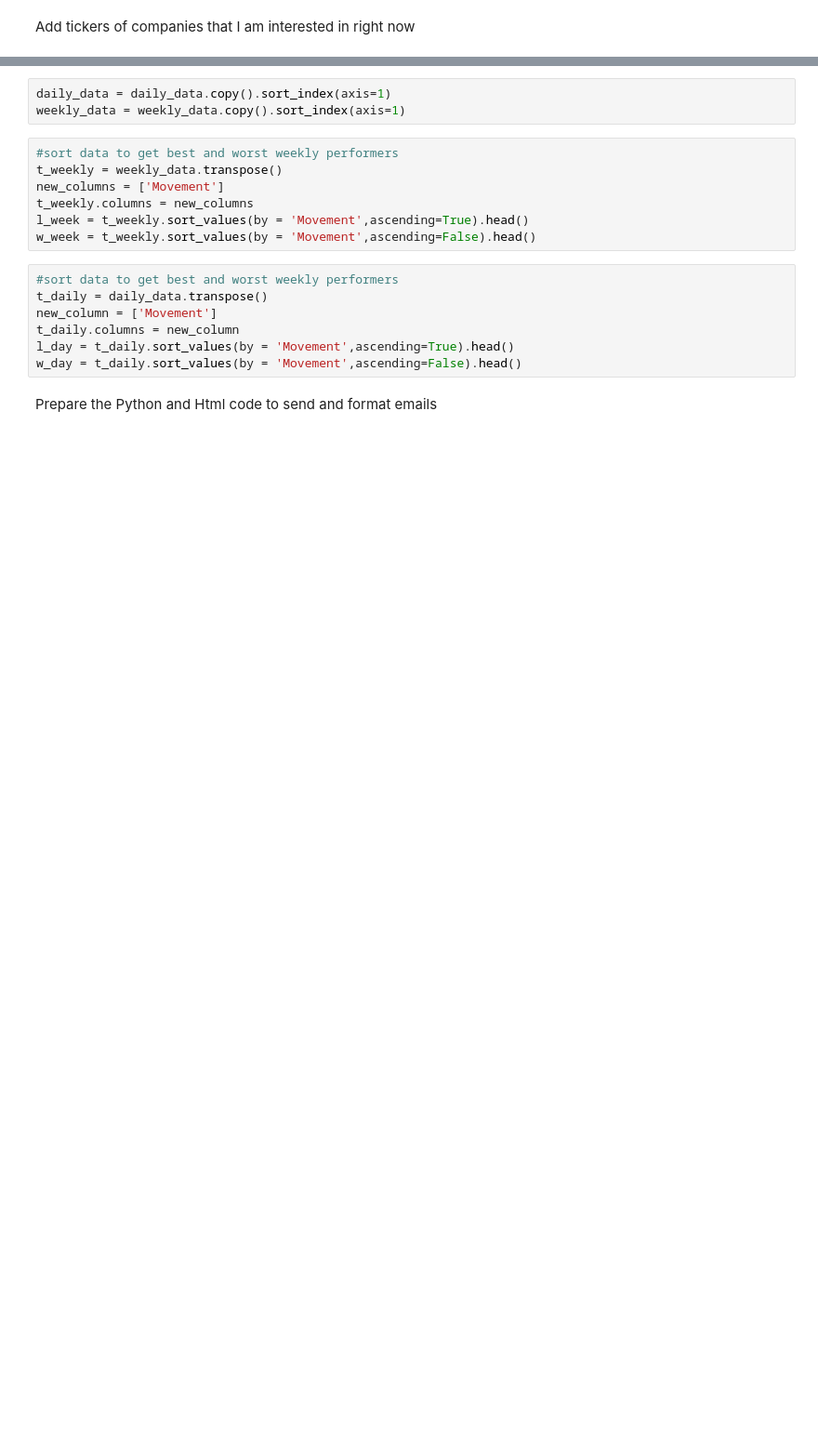
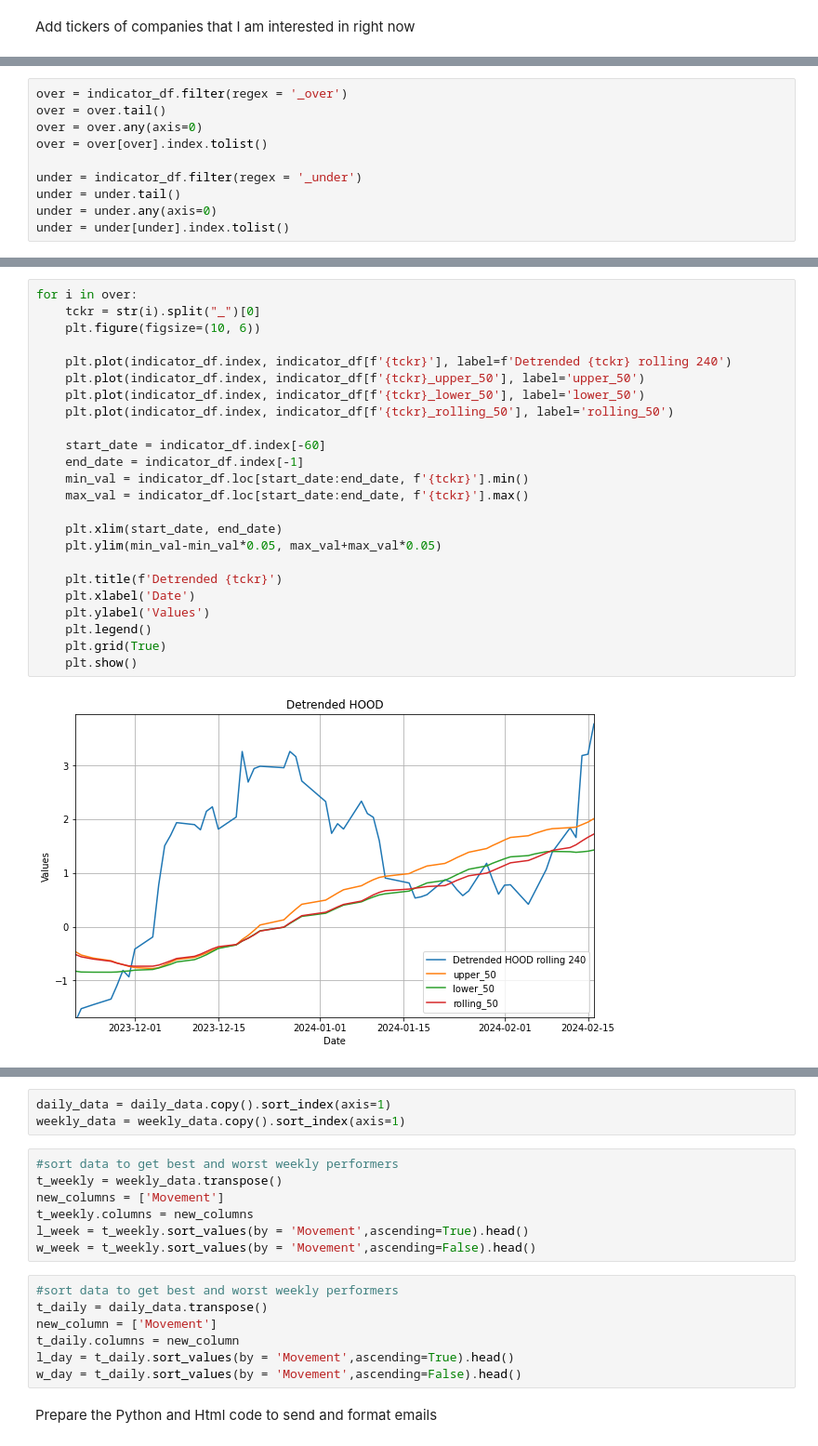
Before and after one commit to mglaz/mail_stock_news, a Jupyter notebook: mail_sender copy.ipynb, the cells around one changed output, grey strips where cells are left out. Shown at 93% size. Drawn from its saved outputs; the diff is of its cells as text; blank space fills up the shorter version.

```diff
--- a/mail_sender copy.ipynb
+++ b/mail_sender copy.ipynb
@@ -96,0 +229,10 @@ for ticker in tickers:
+# %%
+over = indicator_df.filter(regex = '_over')
+over = over.tail()
+over = over.any(axis=0)
+over = over[over].index.tolist()
+
+under = indicator_df.filter(regex = '_under')
+under = under.tail()
+under = under.any(axis=0)
+under = under[under].index.tolist()
@@ -96,0 +315,26 @@ for ticker in tickers:
+# %%
+for i in over:
+    tckr = str(i).split("_")[0]
+    plt.figure(figsize=(10, 6))
+
+    plt.plot(indicator_df.index, indicator_df[f'{tckr}'], label=f'Detrended {tckr} rolling 240')
+    plt.plot(indicator_df.index, indicator_df[f'{tckr}_upper_50'], label='upper_50')
+    plt.plot(indicator_df.index, indicator_df[f'{tckr}_lower_50'], label='lower_50')
+    plt.plot(indicator_df.index, indicator_df[f'{tckr}_rolling_50'], label='rolling_50')
+
+    start_date = indicator_df.index[-60]
+    end_date = indicator_df.index[-1]
+    min_val = indicator_df.loc[start_date:end_date, f'{tckr}'].min()
+    max_val = indicator_df.loc[start_date:end_date, f'{tckr}'].max()
+
+    plt.xlim(start_date, end_date)
+    plt.ylim(min_val-min_val*0.05, max_val+max_val*0.05)
+
+    plt.title(f'Detrended {tckr}')
+    plt.xlabel('Date')
+    plt.ylabel('Values')
+    plt.legend()
+    plt.grid(True)
+    plt.show()
+# %% [output]
+[figure, added]
```
Also changed, not shown: parts of 22 cells of this notebook, 23 other files.
